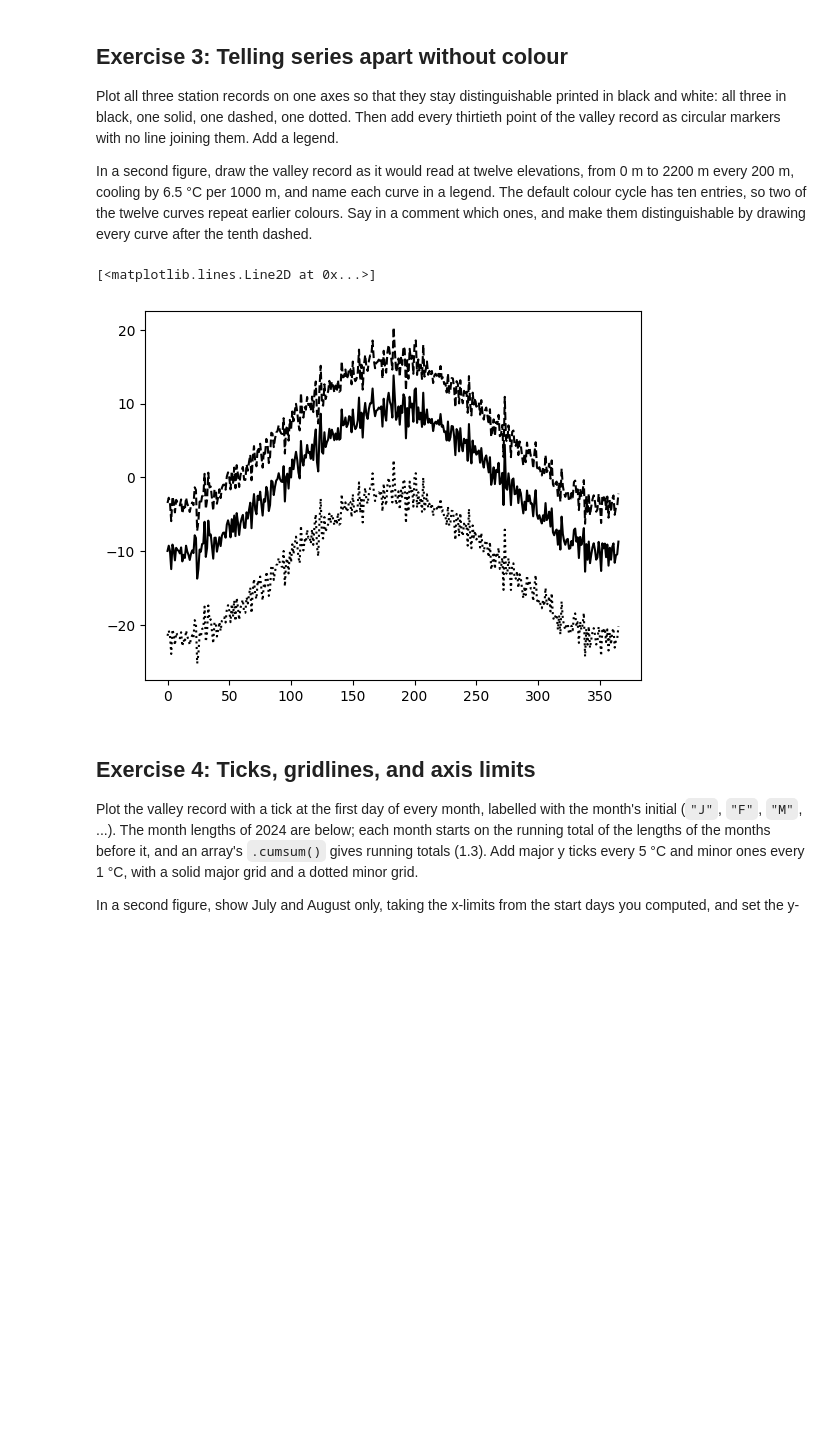
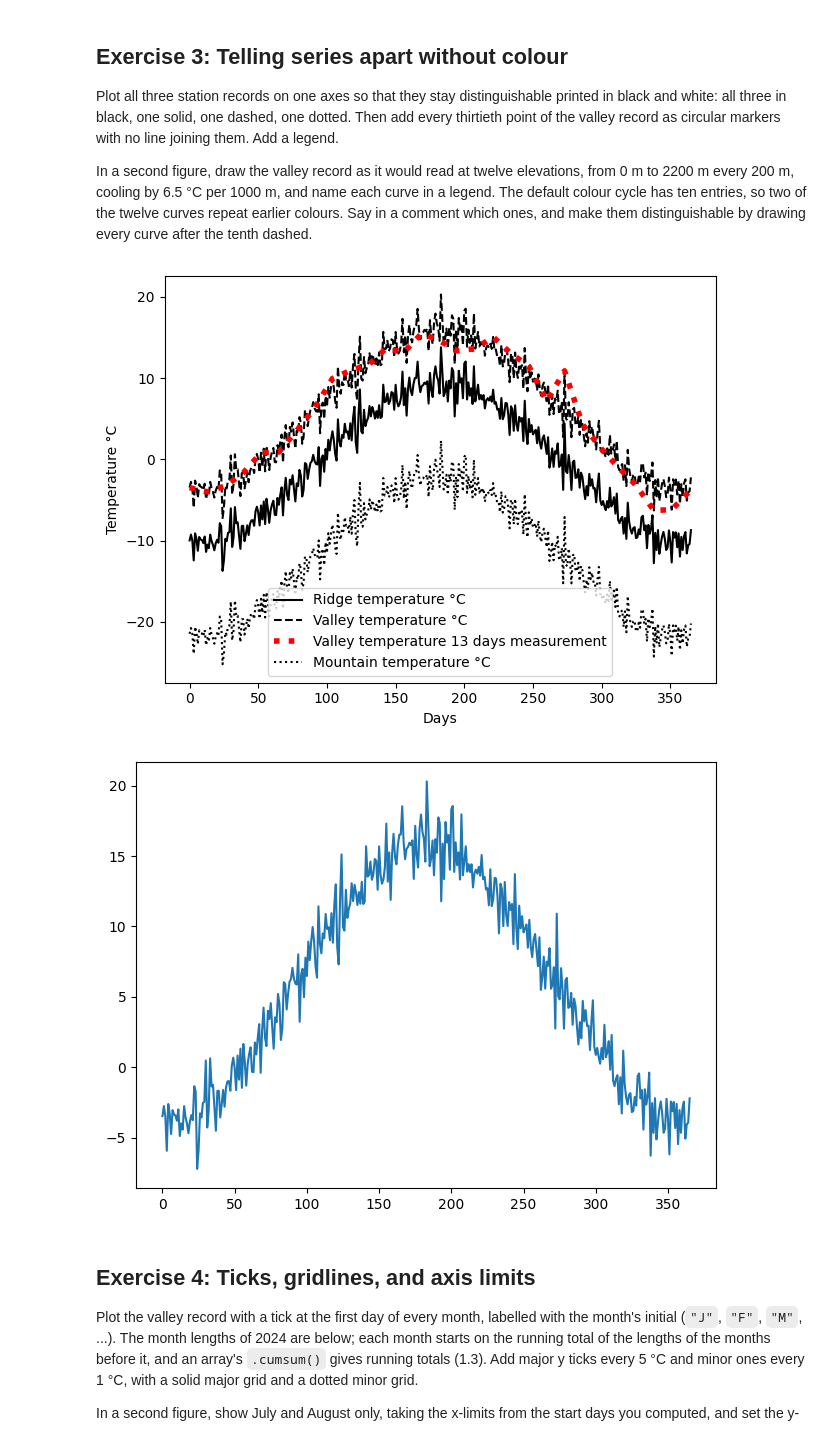
Before and after one commit to nikolaicarrion/2026_Intro_Python, a Jupyter notebook: 1.4-matplotlib-and-xarray-exercises.ipynb, the cells around one changed output. Drawn from its saved outputs; the diff is of its cells as text; code cells hidden in the pictures; blank space fills up the shorter version.

```diff
--- a/1.4-matplotlib-and-xarray-exercises.ipynb
+++ b/1.4-matplotlib-and-xarray-exercises.ipynb
@@ -119,12 +119,32 @@ colour cycle has ten entries, so two of the twelve curves repeat earlier colours
 which ones, and make them distinguishable by drawing every curve after the tenth dashed.
 # %%
 fig, ax = plt.subplots()
-ax.plot(days, ridge_celsius, c = "k", linestyle = "solid" )
-ax.plot(days, valley_celsius, c = "k", linestyle = "dashed")
-ax.plot(days, mountain_celsius, c = "k", linestyle = "dotted")
+
+ax.plot(days, ridge_celsius, c = "k", linestyle = "solid", label = "Ridge temperature °C" )
+
+ax.plot(days, valley_celsius, c = "k", linestyle = "dashed", label = "Valley temperature °C")
+ax.plot(days[::13], valley_celsius[::13], c = "r", linestyle = "dotted", label = "Valley temperature 13 days measurement", linewidth = 4)
+
+ax.plot(days, mountain_celsius, c = "k", linestyle = "dotted", label = "Mountain temperature °C")
+
+ax.legend()
+ax.set_xlabel("Days")
+ax.set_ylabel("Temperature °C")
+
+plt.tight_layout()
+plt.show()
+
+#############################################
+
+fig, ax = plt.subplots()
+
+ax.plot(days[valley_celsius <= 2200], valley_celsius[valley_celsius <= 2200])
+
+plt.tight_layout()
+plt.show()
 # %% [output]
-[<matplotlib.lines.Line2D at 0x...>]
-[figure, old version]
+[figure, new version]
+[figure, added]
 # %% [markdown]
 ## Exercise 4: Ticks, gridlines, and axis limits
 
```
